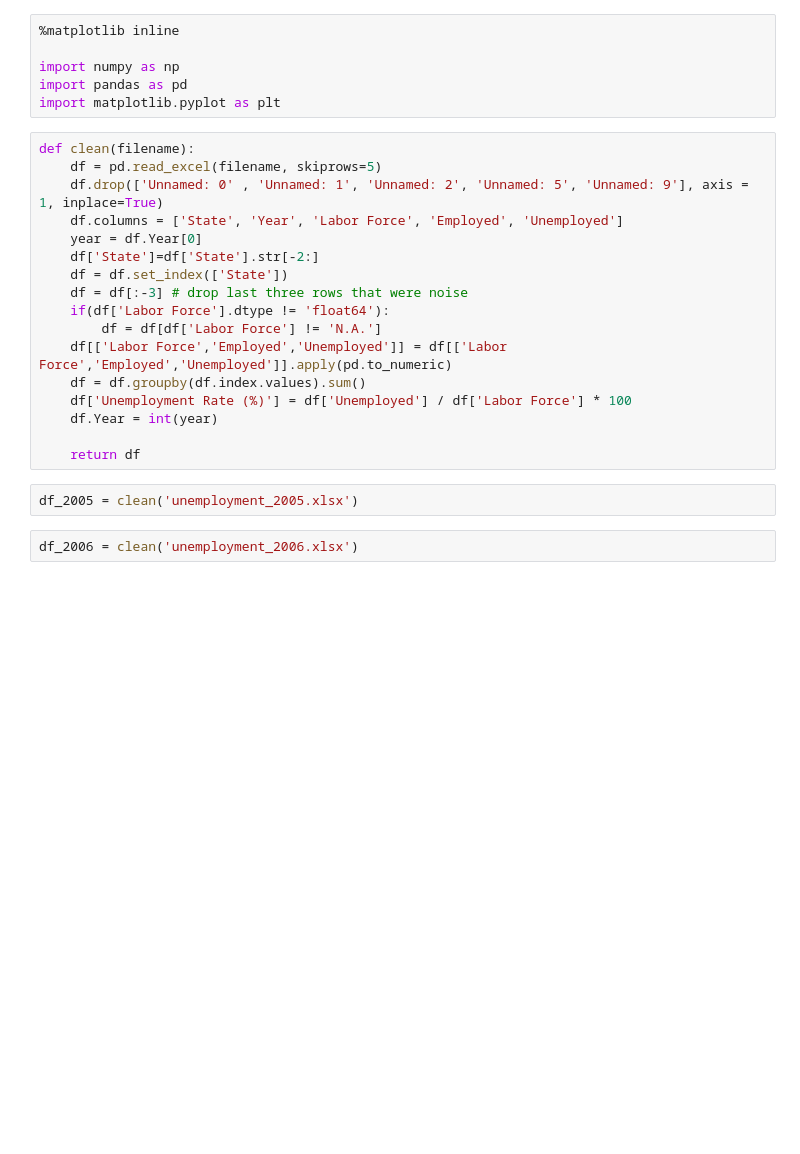
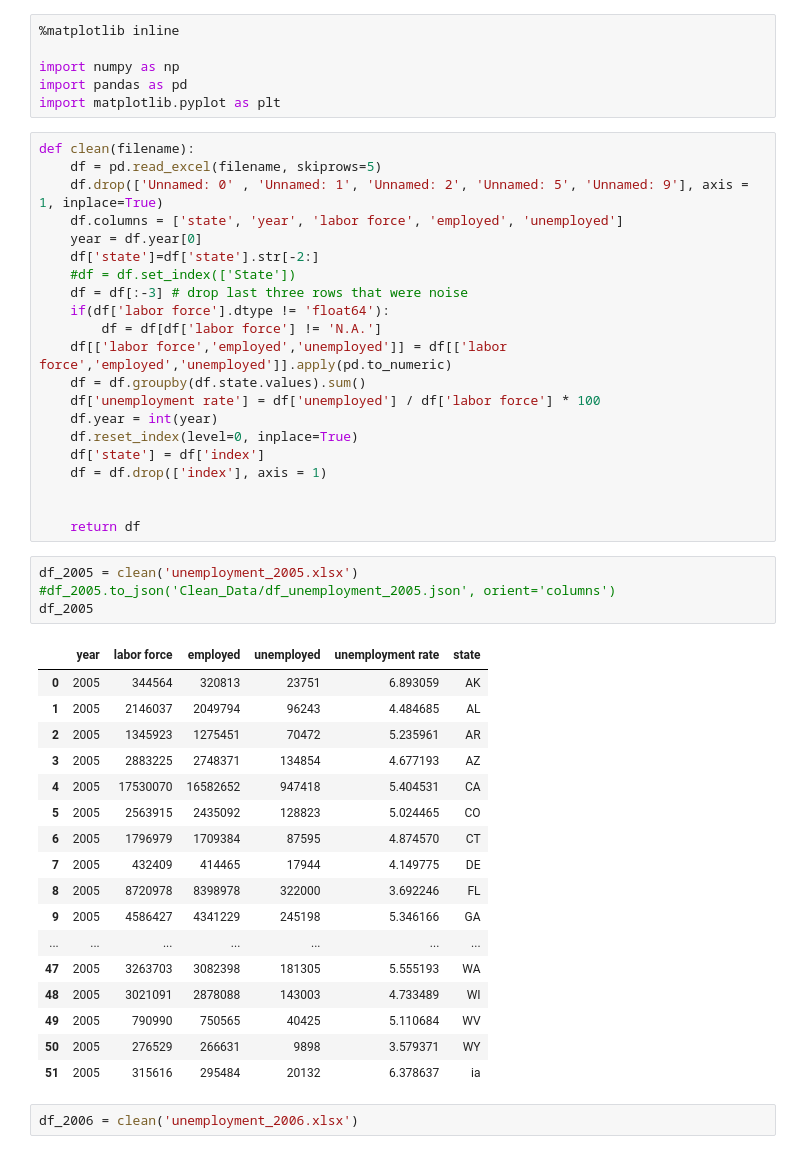
Before and after one commit to elenadreisbach/COGS-108-Project, a Jupyter notebook: Data/Unemployment Data Cleaned.ipynb, the cells around one changed output. Saved outputs shown, nothing was run; the diff lists cells and outputs as text; blank space fills up the shorter version.

```diff
--- a/Data/Unemployment Data Cleaned.ipynb
+++ b/Data/Unemployment Data Cleaned.ipynb
@@ -8,21 +8,45 @@ import matplotlib.pyplot as plt
 def clean(filename):
     df = pd.read_excel(filename, skiprows=5)
     df.drop(['Unnamed: 0' , 'Unnamed: 1', 'Unnamed: 2', 'Unnamed: 5', 'Unnamed: 9'], axis = 1, inplace=True)
-    df.columns = ['State', 'Year', 'Labor Force', 'Employed', 'Unemployed']
-    year = df.Year[0]
-    df['State']=df['State'].str[-2:]
-    df = df.set_index(['State'])
+    df.columns = ['state', 'year', 'labor force', 'employed', 'unemployed']
+    year = df.year[0]
+    df['state']=df['state'].str[-2:]
+    #df = df.set_index(['State'])
     df = df[:-3] # drop last three rows that were noise
-    if(df['Labor Force'].dtype != 'float64'):
-        df = df[df['Labor Force'] != 'N.A.']
-    df[['Labor Force','Employed','Unemployed']] = df[['Labor Force','Employed','Unemployed']].apply(pd.to_numeric)
-    df = df.groupby(df.index.values).sum()
-    df['Unemployment Rate (%)'] = df['Unemployed'] / df['Labor Force'] * 100
-    df.Year = int(year)
+    if(df['labor force'].dtype != 'float64'):
+        df = df[df['labor force'] != 'N.A.']
+    df[['labor force','employed','unemployed']] = df[['labor force','employed','unemployed']].apply(pd.to_numeric)
+    df = df.groupby(df.state.values).sum()
+    df['unemployment rate'] = df['unemployed'] / df['labor force'] * 100
+    df.year = int(year)
+    df.reset_index(level=0, inplace=True)
+    df['state'] = df['index']
+    df = df.drop(['index'], axis = 1)
+
 
     return df
 # %%
 df_2005 = clean('unemployment_2005.xlsx')
+#df_2005.to_json('Clean_Data/df_unemployment_2005.json', orient='columns')
+df_2005
+# %% [output]
+|  | year | labor force | employed | unemployed | unemployment rate | state |
+| 0 | 2005 | 344564 | 320813 | 23751 | 6.893059 | AK |
+| 1 | 2005 | 2146037 | 2049794 | 96243 | 4.484685 | AL |
+| 2 | 2005 | 1345923 | 1275451 | 70472 | 5.235961 | AR |
+| 3 | 2005 | 2883225 | 2748371 | 134854 | 4.677193 | AZ |
+| 4 | 2005 | 17530070 | 16582652 | 947418 | 5.404531 | CA |
+| 5 | 2005 | 2563915 | 2435092 | 128823 | 5.024465 | CO |
+| 6 | 2005 | 1796979 | 1709384 | 87595 | 4.874570 | CT |
+| 7 | 2005 | 432409 | 414465 | 17944 | 4.149775 | DE |
+| 8 | 2005 | 8720978 | 8398978 | 322000 | 3.692246 | FL |
+| 9 | 2005 | 4586427 | 4341229 | 245198 | 5.346166 | GA |
+| ... | ... | ... | ... | ... | ... | ... |
+| 47 | 2005 | 3263703 | 3082398 | 181305 | 5.555193 | WA |
+| 48 | 2005 | 3021091 | 2878088 | 143003 | 4.733489 | WI |
+| 49 | 2005 | 790990 | 750565 | 40425 | 5.110684 | WV |
+| 50 | 2005 | 276529 | 266631 | 9898 | 3.579371 | WY |
+| 51 | 2005 | 315616 | 295484 | 20132 | 6.378637 | ia |
 # %%
 df_2006 = clean('unemployment_2006.xlsx')
 # %%
```
Also changed, not shown: parts of 2 cells of this notebook, 1 other file.
